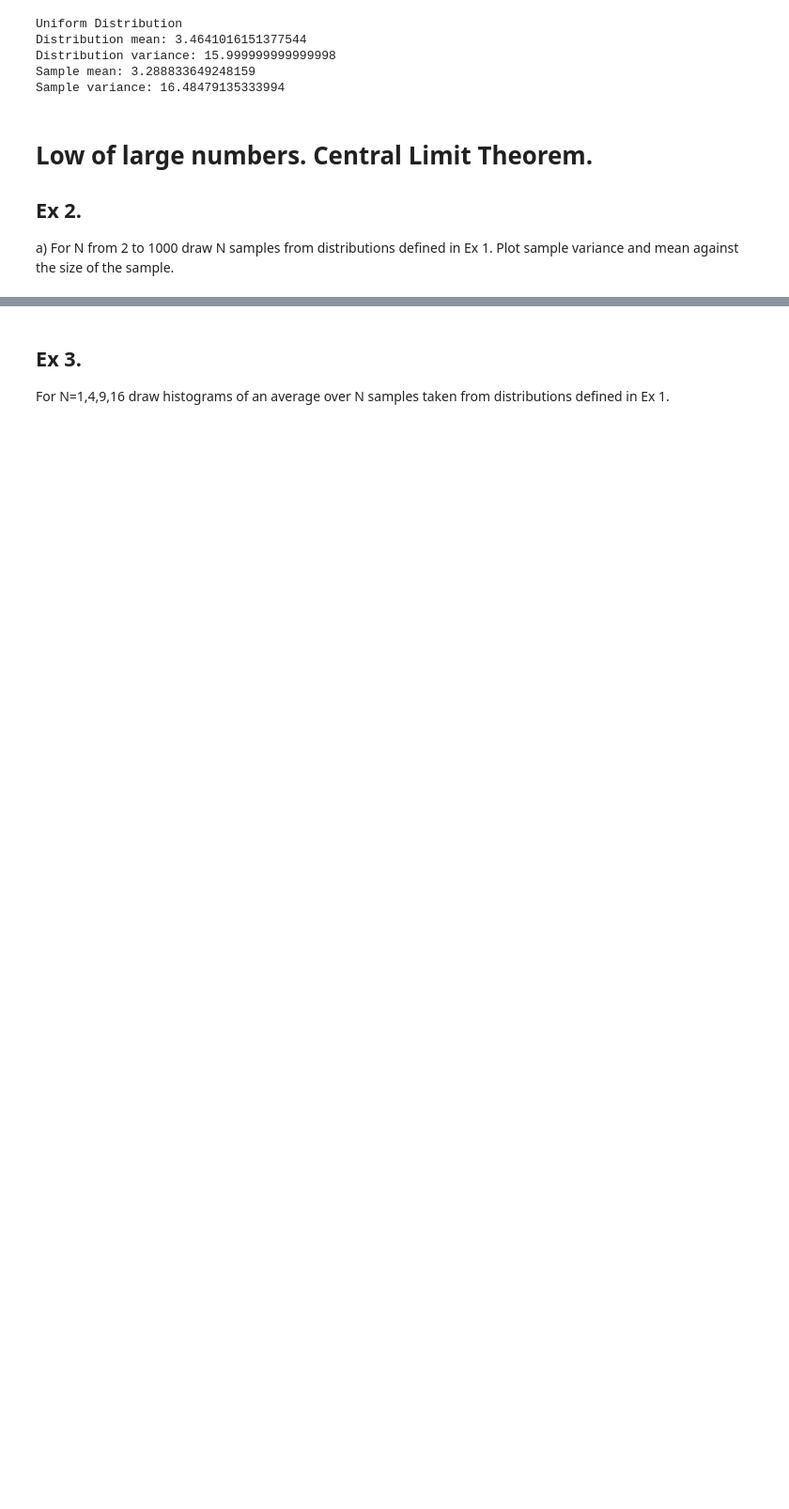
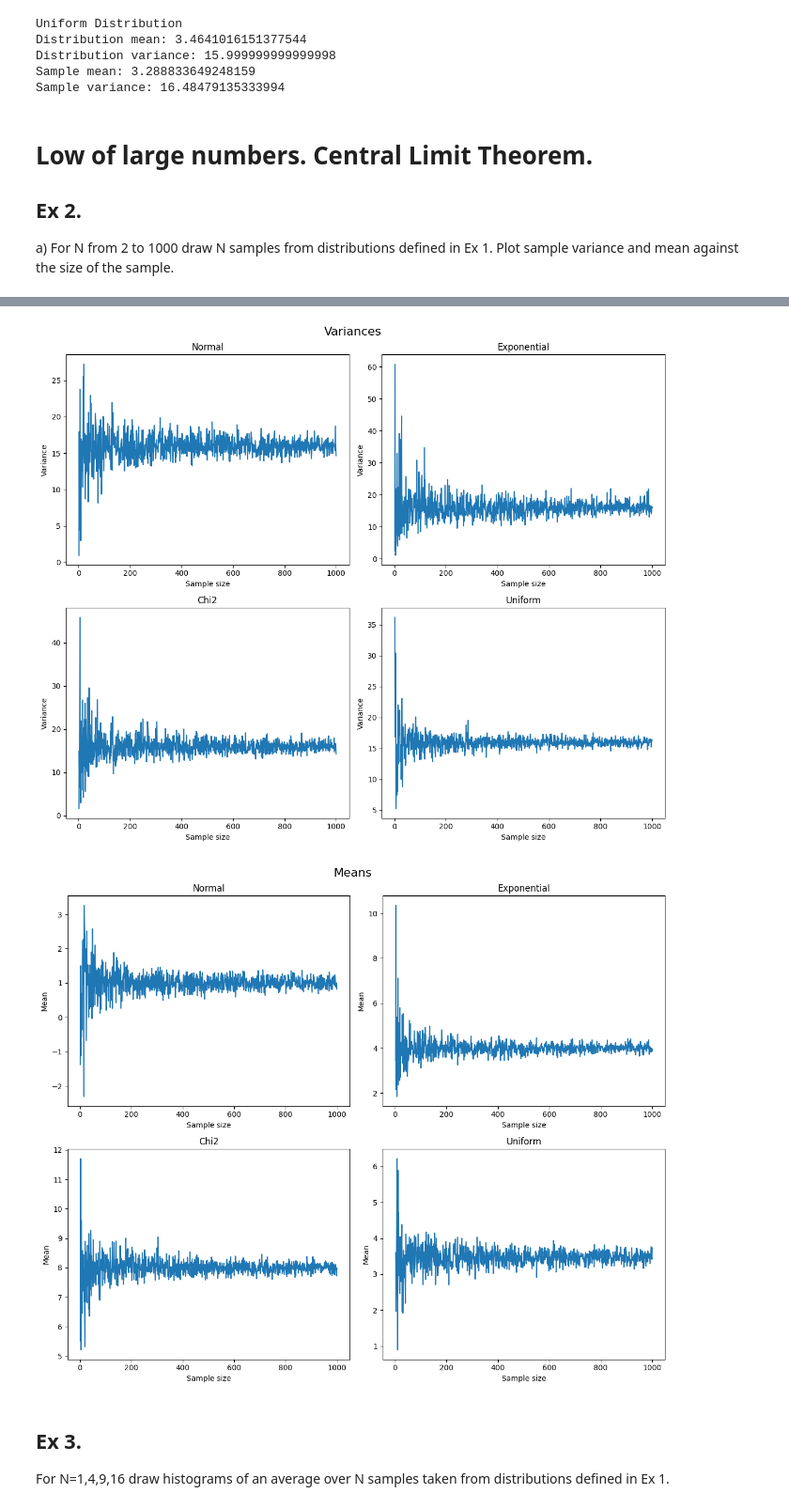
Before and after one commit to Falanger-debug/Data-Analyticts, a Jupyter notebook: Monte_Carlo_primer/Assignment_5_without_code.ipynb, the cells around one changed output, grey strips where cells are left out. Shown at 94% size. Drawn from its saved outputs; the diff is of its cells as text; code cells hidden in the pictures; blank space fills up the shorter version.

```diff
--- a/Monte_Carlo_primer/Assignment_5_without_code.ipynb
+++ b/Monte_Carlo_primer/Assignment_5_without_code.ipynb
@@ -140,3 +134,83 @@ a) For N from 2 to 1000 draw N samples from distributions defined in Ex 1. Plot
+# %%
+#here goes your code
+
+# params for distribution
+rv_normal = norm(loc=1, scale=4)
+rv_expon = expon(scale=4)
+rv_chi2 = chi2(df=8)
+rv_uniform = uniform(loc=a, scale=(b - a))
+
+# Function to calculate running means and variances
+def running_statistics(dist, size=1000):
+    means = []
+    variances = []
+    for N in range(2, size + 1):
+        samples = dist.rvs(size=N)
+        means.append(np.mean(samples))
+        variances.append(np.var(samples))
+    return means, variances
+
+# Generate data for each distribution
+normal_means, normal_variances = running_statistics(rv_normal)
+expon_means, expon_variances = running_statistics(rv_expon)
+chi2_means, chi2_variances = running_statistics(rv_chi2)
+uniform_means, uniform_variances = running_statistics(rv_uniform)
+
+# Plot the results
+fig, axs = plt.subplots(2, 2, figsize=(12, 10))
+fig.suptitle("Variances", fontsize=16)
+
+axs[0, 0].plot(range(2, 1001), normal_variances)
+axs[0, 0].set_title("Normal")
+axs[0, 0].set_xlabel("Sample size")
+axs[0, 0].set_ylabel("Variance")
+
+axs[0, 1].plot(range(2, 1001), expon_variances)
+axs[0, 1].set_title("Exponential")
+axs[0, 1].set_xlabel("Sample size")
+axs[0, 1].set_ylabel("Variance")
+
+axs[1, 0].plot(range(2, 1001), chi2_variances)
+axs[1, 0].set_title("Chi2")
+axs[1, 0].set_xlabel("Sample size")
+axs[1, 0].set_ylabel("Variance")
+
+axs[1, 1].plot(range(2, 1001), uniform_variances)
+axs[1, 1].set_title("Uniform")
+axs[1, 1].set_xlabel("Sample size")
+axs[1, 1].set_ylabel("Variance")
+
+plt.tight_layout()
+plt.show()
+
+fig, axs = plt.subplots(2, 2, figsize=(12, 10))
+fig.suptitle("Means", fontsize=16)
+
+axs[0, 0].plot(range(2, 1001), normal_means)
+axs[0, 0].set_title("Normal")
+axs[0, 0].set_xlabel("Sample size")
+axs[0, 0].set_ylabel("Mean")
+
+axs[0, 1].plot(range(2, 1001), expon_means)
+axs[0, 1].set_title("Exponential")
+axs[0, 1].set_xlabel("Sample size")
+axs[0, 1].set_ylabel("Mean")
+
+axs[1, 0].plot(range(2, 1001), chi2_means)
+axs[1, 0].set_title("Chi2")
+axs[1, 0].set_xlabel("Sample size")
+axs[1, 0].set_ylabel("Mean")
+
+axs[1, 1].plot(range(2, 1001), uniform_means)
+axs[1, 1].set_title("Uniform")
+axs[1, 1].set_xlabel("Sample size")
+axs[1, 1].set_ylabel("Mean")
+
+plt.tight_layout()
+plt.show()
+# %% [output]
+[figure, added]
+[figure, added]
 # %% [markdown]
 ## Ex 3.
 For N=1,4,9,16 draw histograms of an average over N samples taken from distributions defined in Ex 1.
```
Also changed, not shown: parts of 1 cell of this notebook.
